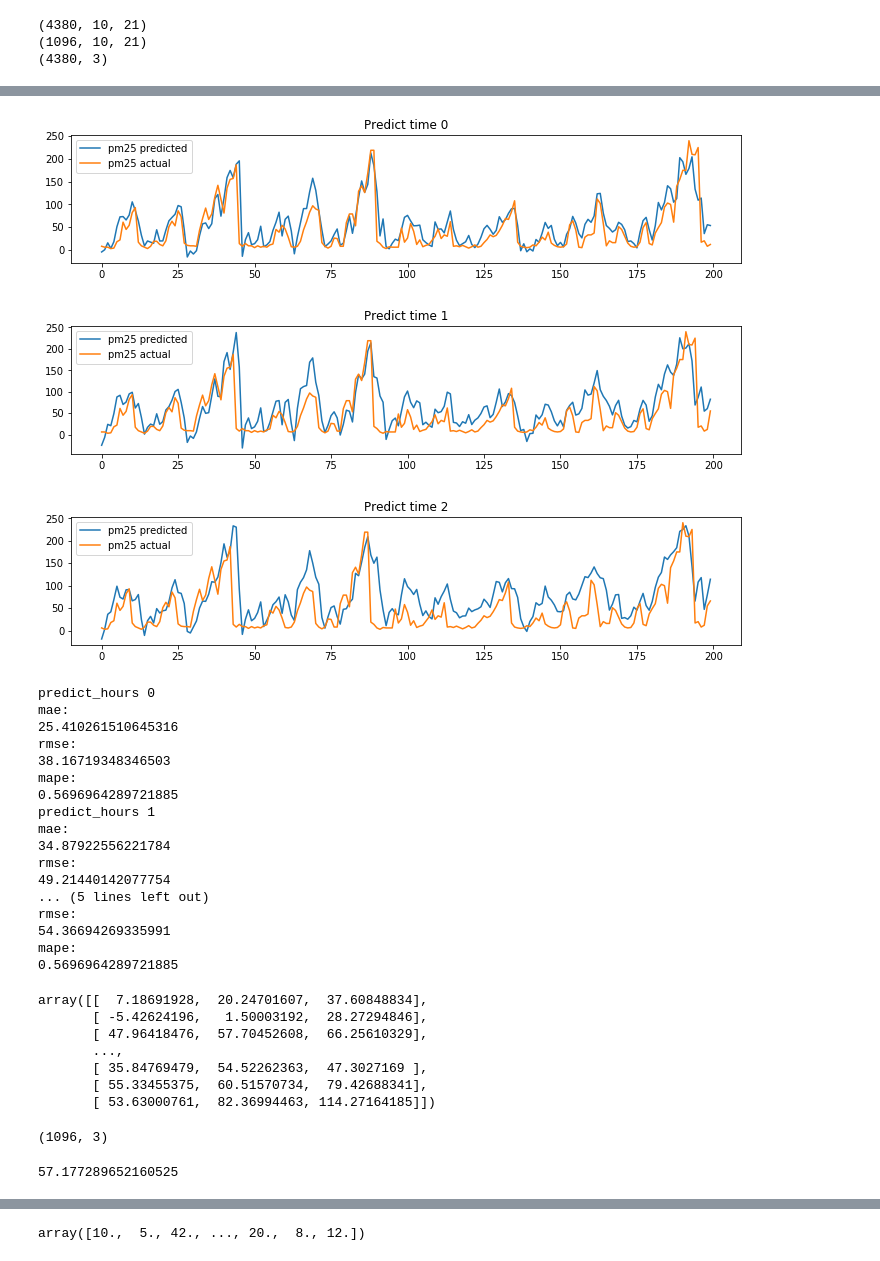
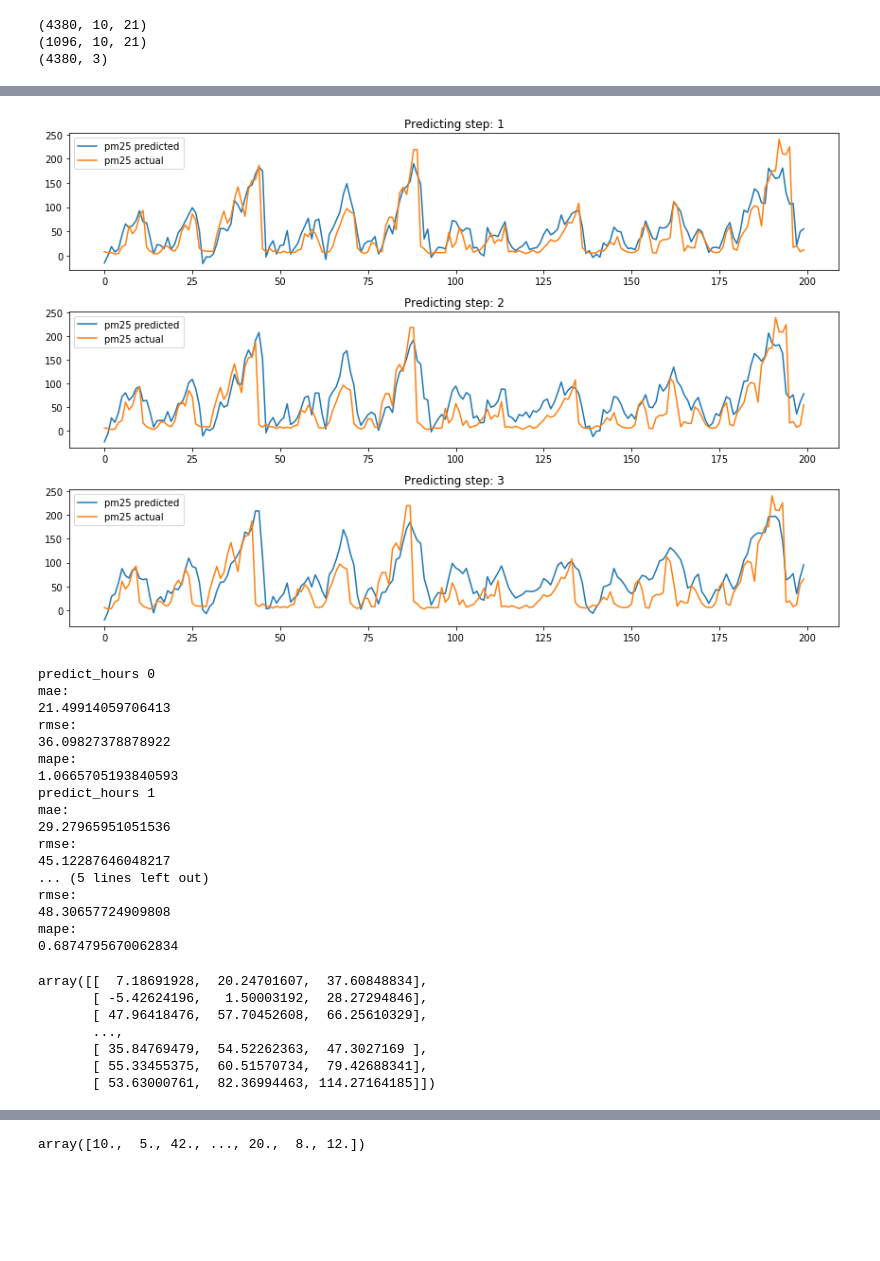
Before and after one commit to luoweimeng/Air-Quality, a Jupyter notebook: LSTM.ipynb, the cells around one changed output, grey strips where cells are left out. Cells and saved outputs as stored; diff of their text form; code cells hidden in the pictures; blank space fills up the shorter version.

```diff
--- a/LSTM.ipynb
+++ b/LSTM.ipynb
@@ -285,7 +370,7 @@ print(train_y.shape)
 class LSTM_model:
     def __init__(self, input_size, hidden_size, num_layers, output_size, lag_hours, logger,
                  learning_rate = 0.001, batch_size = 200):
-        self.rnn = LSTM(input_size=input_size, hidden_size=64, num_layers=1, output_size=output_size)
+        self.rnn = lstm(input_size=input_size, hidden_size=64, num_layers=1, output_size=output_size)
 
         # Loss and Optimizer
         self.lag_hours = lag_hours
@@ -335,7 +420,7 @@ class LSTM_model:
             loss.backward()
             self.optimizer.step()
 
-            if (epoch+1) % 10 == 0:
+            if (epoch+1) % 500 == 0:
                 print ('Epoch [%d/%d],  Loss: %.4f'
                        %(epoch+1, num_epochs,  loss.data[0]))
 #                 print('y_pred: %.4f, y_true: %.4f'%(y_pred[0], y_true[0]))
@@ -371,8 +440,9 @@ Epoch [2000/2000],  Loss: 0.0184
 # %%
+lstm_model = LSTM_model(input_size=n_features, hidden_size=50, num_layers=1, output_size=predict_hours, lag_hours=10, learning_rate=0.001, batch_size=72, logger=logger)
+lstm_model.train_MBGD(train_X, train_y, num_epochs=2000)
 # Test the Model
 y_pred = np.zeros(test_y.shape)
 for i, (X, y) in enumerate(zip(test_X, test_y)):
-#     print(X)
     X_ = torch.from_numpy(X).type(torch.FloatTensor).view(-1, lag_hours, n_features)
 #     logger.info("Shape of X: %s", X_.shape)
     y_pred[i] = lstm_model.rnn(X_).squeeze().detach().numpy()
@@ -379,20 +467,18 @@ for i, (X, y) in enumerate(zip(test_X, test_y)):
 # %%
-pm25_predict_lstm = inv_normalization(y_pred, predict_hours=3)
+pm25_predict_lstm = inv_normalization(scaler, y_pred, predict_hours=3)
+pm25_actual = inv_normalization(scaler, test_y, predict_hours=3)
-# %%
-pm25_actual = inv_normalization(test_y, predict_hours=3)
 # %%
 # Plot for LSTM
 for i in range(predict_hours):
     plt.subplot(predict_hours, 1, i+1)
     plt.plot(pm25_predict_lstm[-200:, i], '-', label = 'pm25 predicted')
     plt.plot(pm25_actual[-200:, i], '-', label = 'pm25 actual')
     plt.legend()
-    plt.title('Predict time '+ str(i))
-    plt.show()
+    plt.title('Predicting step: '+ str(i+1))
+plt.tight_layout()
+plt.savefig("LSTM.png")
 # %% [output]
-[figure, old version]
+[figure, new version]
-[figure, removed]
-[figure, removed]
 # %%
 for i in range(predict_hours):
     print("predict_hours " + str(i))
@@ -401,25 +487,25 @@ for i in range(predict_hours):
     print("rmse:")
     print(math.sqrt(mean_squared_error(pm25_predict_lstm[:, i], pm25_actual[:, i])))
     print("mape:")
-    print(mean_absolute_percentage_error(pm25_predict_lstm[:, 2], pm25_actual[:, 2]))
+    print(mean_absolute_percentage_error(pm25_predict_lstm[:, i], pm25_actual[:, i]))
 # %% [output]
 predict_hours 0
 mae:
-25.410261510645316
+21.49914059706413
 rmse:
-38.16719348346503
+36.09827378878922
 mape:
-0.5696964289721885
+1.0665705193840593
 predict_hours 1
 mae:
-34.87922556221784
+29.27965951051536
 rmse:
-49.21440142077754
+45.12287646048217
 ... (5 lines left out)
 rmse:
-54.36694269335991
+48.30657724909808
 mape:
-0.5696964289721885
+0.6874795670062834
 # %%
 pm25_predict_lstm
 # %% [output]
@@ -430,7 +516,3 @@ array([[  7.18691928,  20.24701607,  37.60848834],
        [ 35.84769479,  54.52262363,  47.3027169 ],
        [ 55.33455375,  60.51570734,  79.42688341],
        [ 53.63000761,  82.36994463, 114.27164185]])
-# %%
-ypredict.shape
-# %% [output]
-(1096, 3)
@@ -439,4 +518,0 @@ a = pm25_actual[:, 0]
-# %%
-print(math.sqrt(mean_squared_error(a[:-3], a[3:])))
-# %% [output]
-57.177289652160525
```
Also changed, not shown: parts of 17 cells of this notebook, 9 other files.
